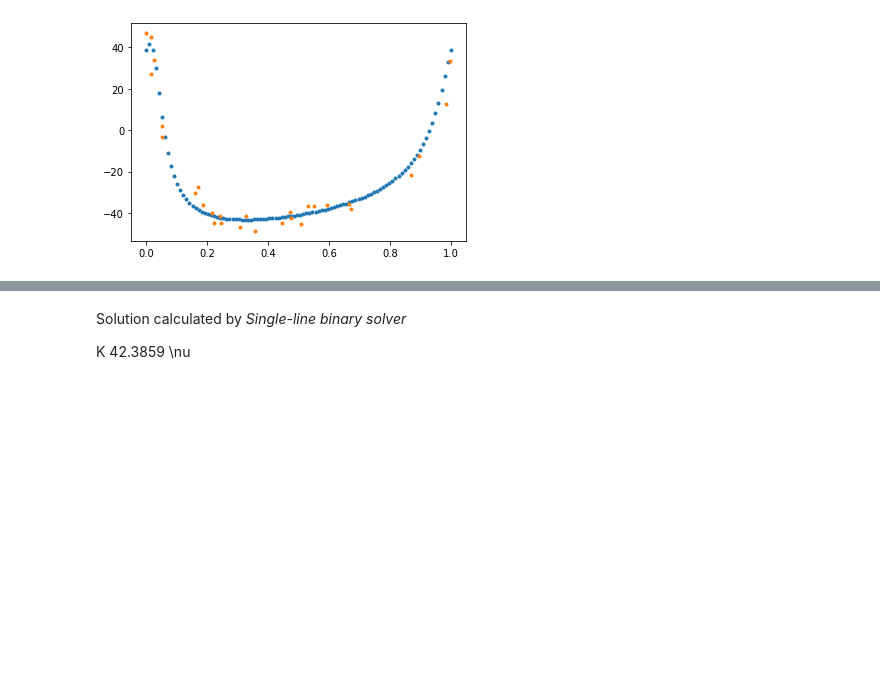
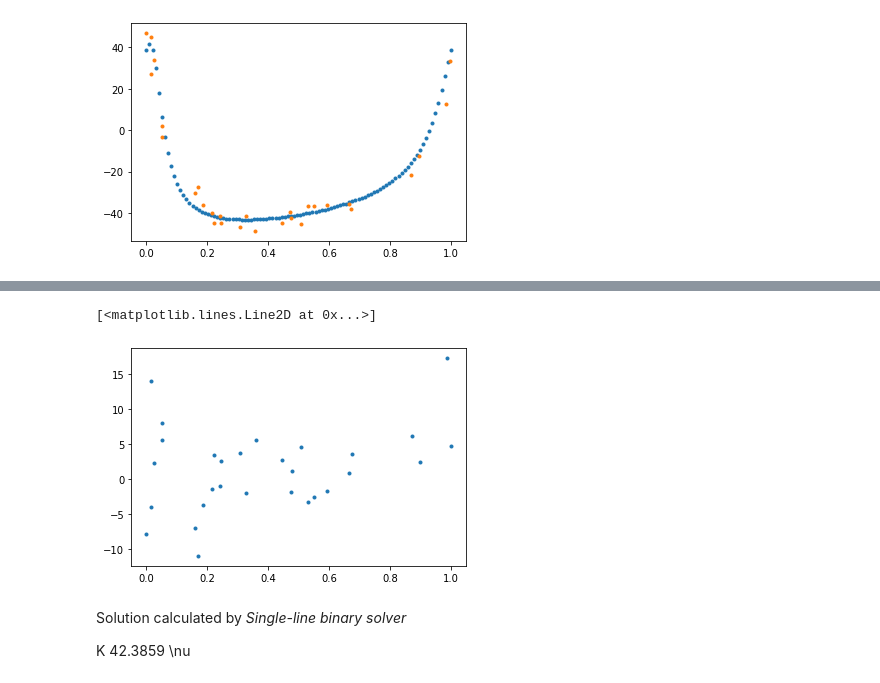
Before and after one commit to astroviki/NumericalMethods, a Jupyter notebook: GAKepler.ipynb, the cells around one changed output, grey strips where cells are left out. Drawn from its saved outputs; the diff is of its cells as text; code cells hidden in the pictures; blank space fills up the shorter version.

```diff
--- a/GAKepler.ipynb
+++ b/GAKepler.ipynb
@@ -176,3 +172,8 @@ print(residuum(vrad_syntetic,vrad))
+# %%
+plt.plot(sort_phases,vrad_syntetic-vrad_obs,'.')
+# %% [output]
+[<matplotlib.lines.Line2D at 0x...>]
+[figure, added]
 # %% [markdown]
 Solution calculated by *Single-line binary solver*
 
```
Also changed, not shown: parts of 8 cells of this notebook.
